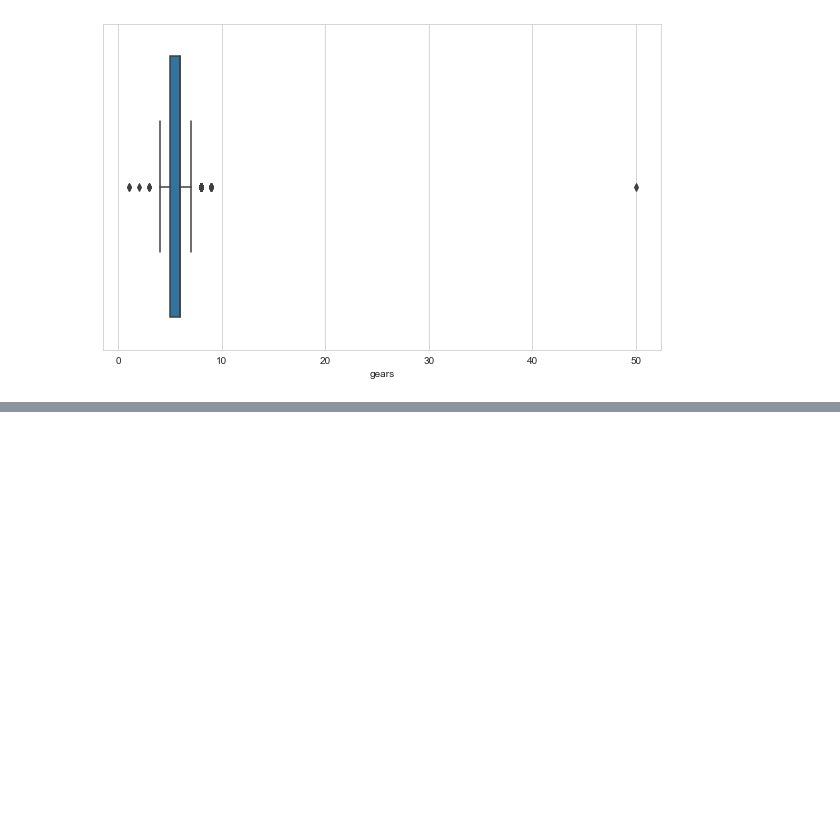
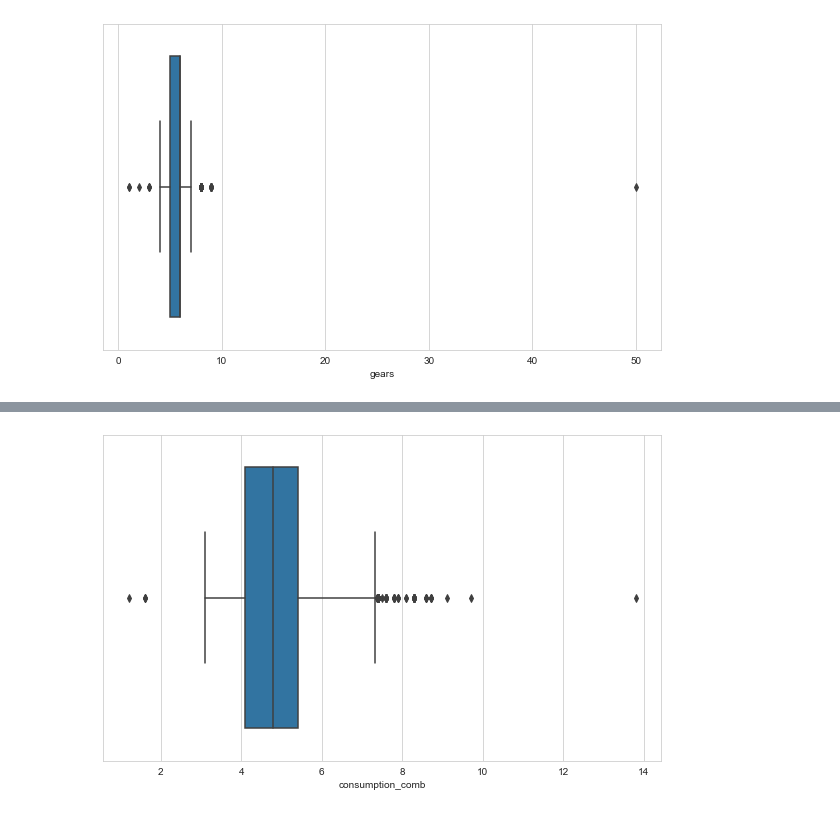
Before and after one commit to ustab/SOURCE, a Jupyter notebook: Expolatory Data Analysis(EDA) Capstone Project-Scout Car/Capstone Project-(Handling With Outliers).ipynb, the cells around one changed output, grey strips where cells are left out. Saved outputs shown, nothing was run; the diff lists cells and outputs as text; code cells hidden in the pictures; blank space fills up the shorter version.

```diff
--- a/Expolatory Data Analysis(EDA) Capstone Project-Scout Car/Capstone Project-(Handling With Outliers).ipynb
+++ b/Expolatory Data Analysis(EDA) Capstone Project-Scout Car/Capstone Project-(Handling With Outliers).ipynb
@@ -783,0 +807,2 @@ sns.boxplot(df.gears);
+# %%
+df.drop(columns=["consumption_city", "consumption_country"], inplace=True)
@@ -783,0 +840,4 @@ sns.boxplot(df.gears);
+# %%
+sns.boxplot(df.consumption_comb);
+# %% [output]
+[figure, added]
```
Also changed, not shown: parts of 19 cells of this notebook, 1 other file.
